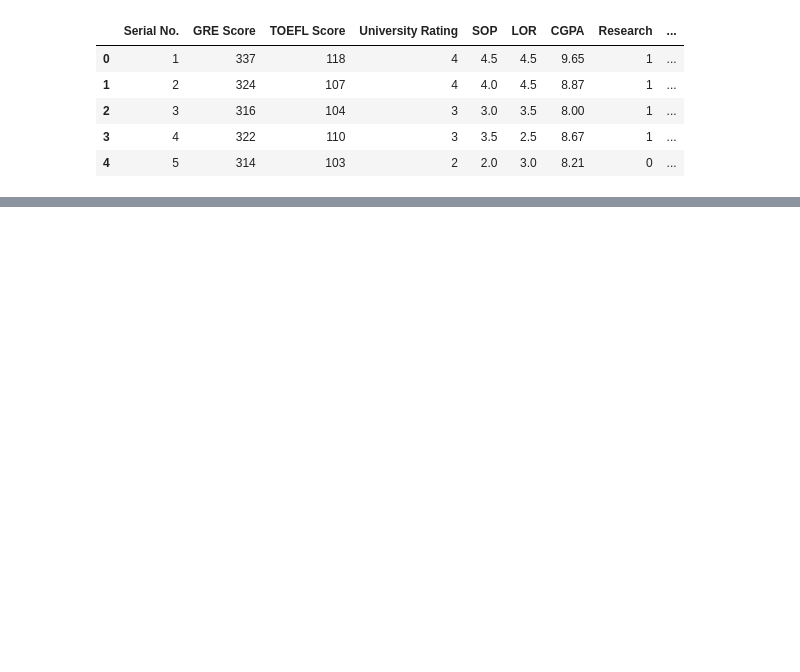
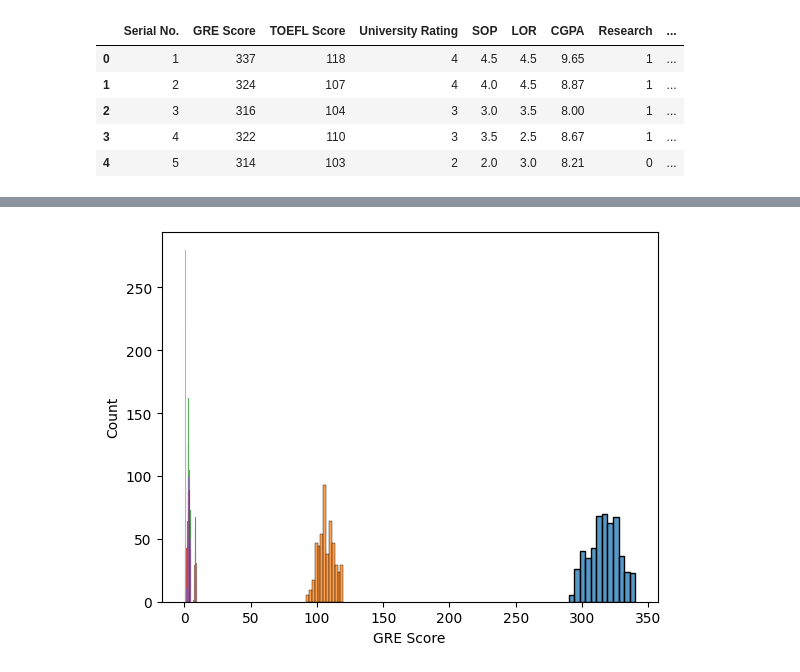
Before and after one commit to nirajpatil2005/ML-College-, a Jupyter notebook: Assignment/ASS2/ass2.ipynb, the cells around one changed output, grey strips where cells are left out. Saved outputs shown, nothing was run; the diff lists cells and outputs as text; code cells hidden in the pictures; blank space fills up the shorter version.

```diff
--- a/Assignment/ASS2/ass2.ipynb
+++ b/Assignment/ASS2/ass2.ipynb
@@ -53,3 +55,11 @@ for i in df.columns:
 [interactive output not drawn]
 [interactive output not drawn]
 [interactive output not drawn]
+# %%
+for i in df.columns:
+    if i =='Serial No.':
+        pass
+    else:
+        sns.histplot(df,x=i)
+# %% [output]
+[figure, added]
```
Also changed, not shown: parts of 2 cells of this notebook.
